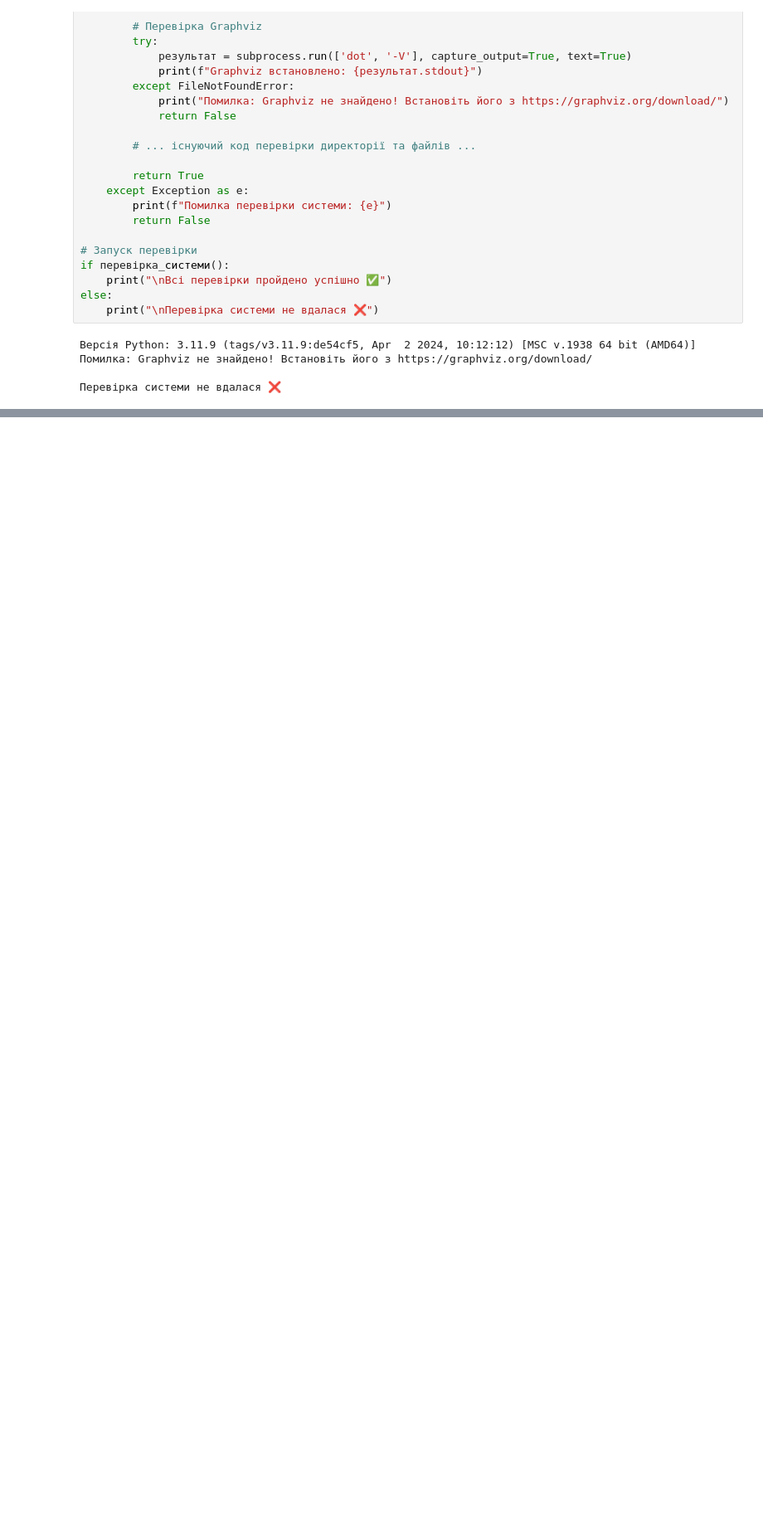
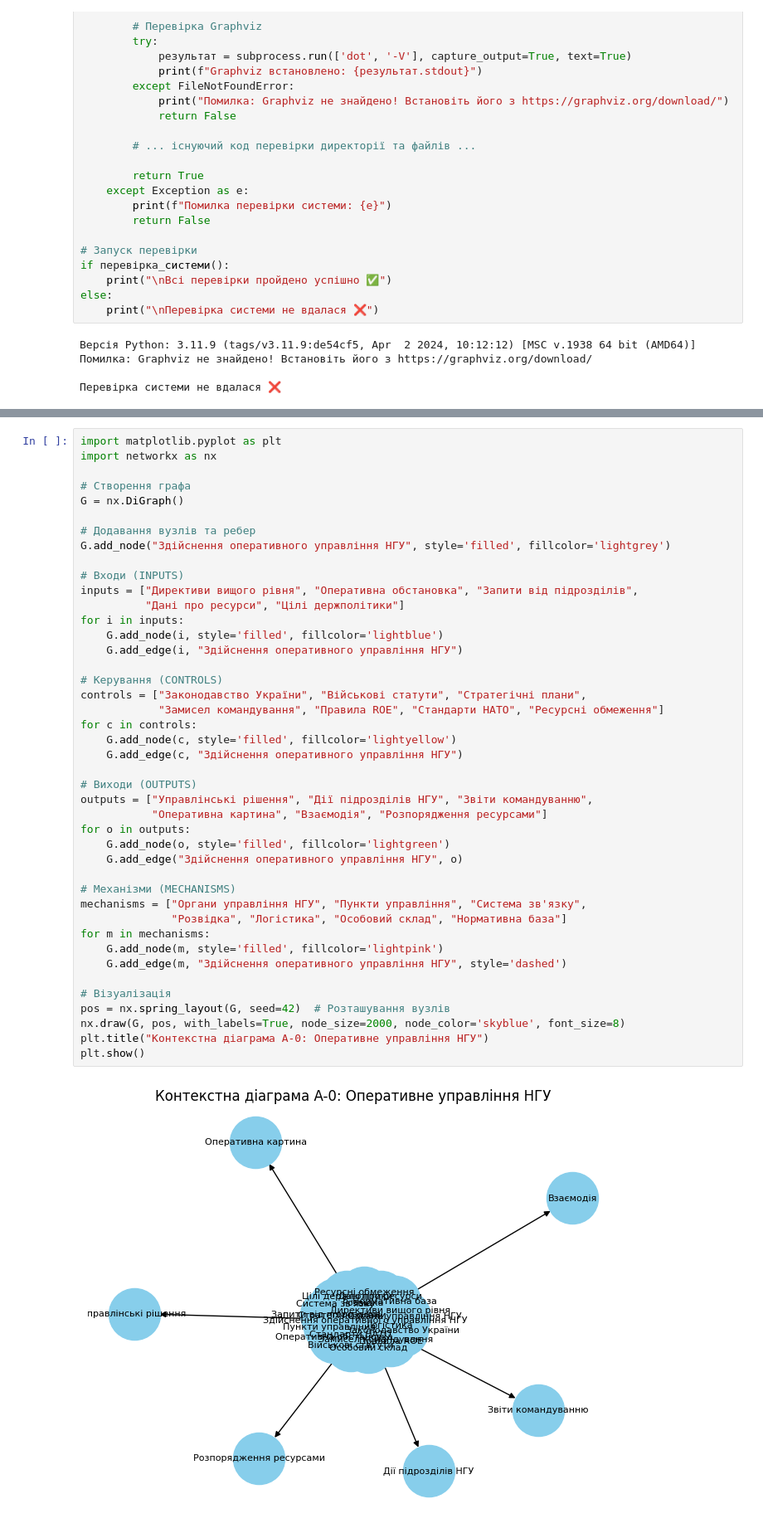
Before and after one commit to ViacheslavDubyna/012, a Jupyter notebook: Practice 4.3/practice 5/d.ipynb, the cells around one changed output, grey strips where cells are left out. Shown at 83% size. Saved outputs shown, nothing was run; the diff lists cells and outputs as text; blank space fills up the shorter version.

```diff
--- a/Practice 4.3/practice 5/d.ipynb
+++ b/Practice 4.3/practice 5/d.ipynb
@@ -494,0 +501,45 @@ else:
+# %%
+import matplotlib.pyplot as plt
+import networkx as nx
+
+# Створення графа
+G = nx.DiGraph()
+
+# Додавання вузлів та ребер
+G.add_node("Здійснення оперативного управління НГУ", style='filled', fillcolor='lightgrey')
+
+# Входи (INPUTS)
+inputs = ["Директиви вищого рівня", "Оперативна обстановка", "Запити від підрозділів",
+          "Дані про ресурси", "Цілі держполітики"]
+for i in inputs:
+    G.add_node(i, style='filled', fillcolor='lightblue')
+    G.add_edge(i, "Здійснення оперативного управління НГУ")
+
+# Керування (CONTROLS)
+controls = ["Законодавство України", "Військові статути", "Стратегічні плани",
+            "Замисел командування", "Правила ROE", "Стандарти НАТО", "Ресурсні обмеження"]
+for c in controls:
+    G.add_node(c, style='filled', fillcolor='lightyellow')
+    G.add_edge(c, "Здійснення оперативного управління НГУ")
+
+# Виходи (OUTPUTS)
+outputs = ["Управлінські рішення", "Дії підрозділів НГУ", "Звіти командуванню",
+           "Оперативна картина", "Взаємодія", "Розпорядження ресурсами"]
+for o in outputs:
+    G.add_node(o, style='filled', fillcolor='lightgreen')
+    G.add_edge("Здійснення оперативного управління НГУ", o)
+
+# Механізми (MECHANISMS)
+mechanisms = ["Органи управління НГУ", "Пункти управління", "Система зв'язку",
+              "Розвідка", "Логістика", "Особовий склад", "Нормативна база"]
+for m in mechanisms:
+    G.add_node(m, style='filled', fillcolor='lightpink')
+    G.add_edge(m, "Здійснення оперативного управління НГУ", style='dashed')
+
+# Візуалізація
+pos = nx.spring_layout(G, seed=42)  # Розташування вузлів
+nx.draw(G, pos, with_labels=True, node_size=2000, node_color='skyblue', font_size=8)
+plt.title("Контекстна діаграма A-0: Оперативне управління НГУ")
+plt.show()
+# %% [output]
+[figure, added]
```
Also changed, not shown: parts of 6 cells of this notebook.
